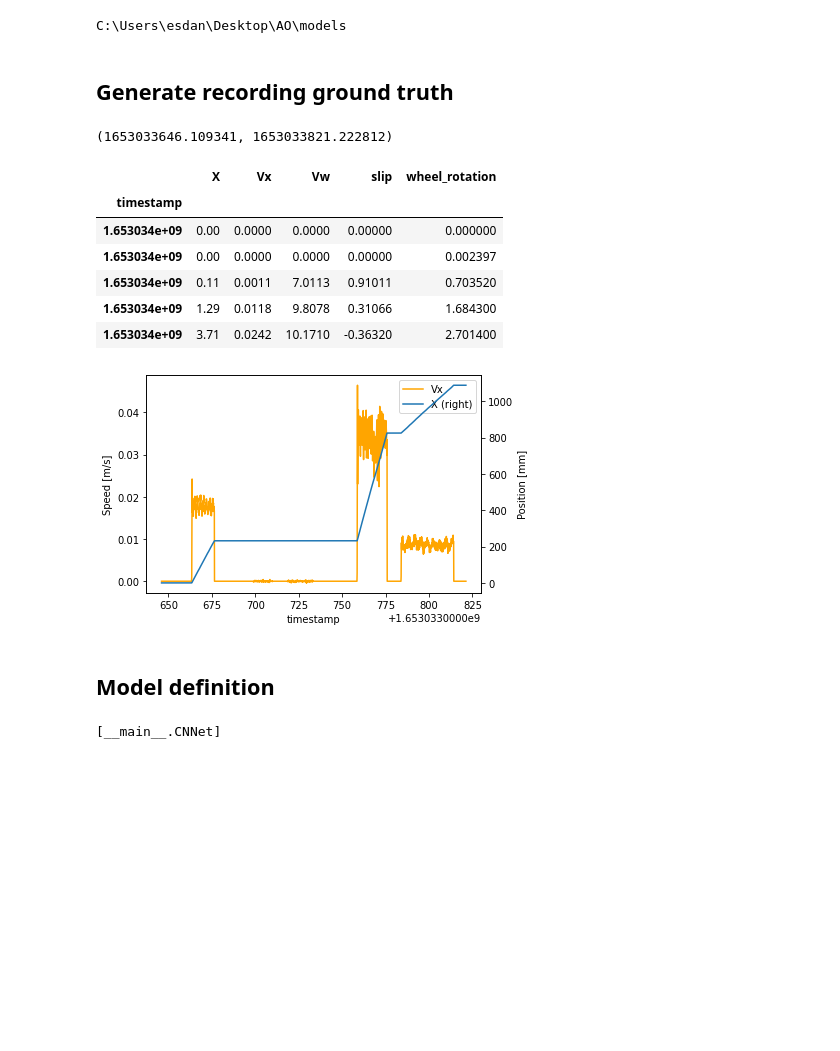
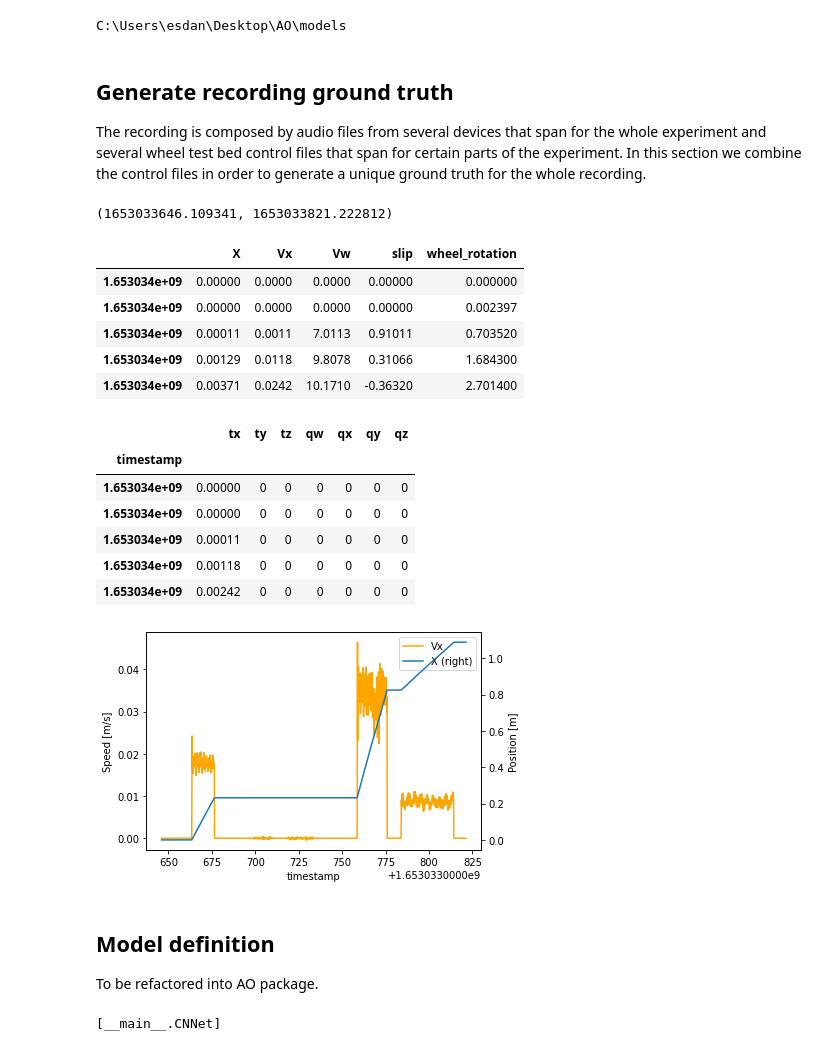
Before and after one commit to AcousticOdometry/AO, a Jupyter notebook: notebooks/odometry.ipynb, the cells around one changed output. Cells and saved outputs as stored; diff of their text form; code cells hidden in the pictures; blank space fills up the shorter version.

```diff
--- a/notebooks/odometry.ipynb
+++ b/notebooks/odometry.ipynb
@@ -116,8 +117,13 @@ MODELS_FOLDER = Path().resolve().parent / 'models'
 print(MODELS_FOLDER)
 # %% [output]
 C:\Users\esdan\Desktop\AO\models
-# %% [markdown]
-## Generate recording ground truth
+# %% [markdown]
+## Generate recording ground truth
+
+The recording is composed by audio files from several devices that span for the
+whole experiment and several wheel test bed control files that span for certain
+parts of the experiment. In this section we combine the control files in order
+to generate a unique ground truth for the whole recording.
 # %%
 recording = VALIDATION_FOLDER / 'date_2022-05-20;time_16-59-56'
 
@@ -134,57 +140,84 @@ get_recording_bounds(recording=recording)
 # %% [output]
 (1653033646.109341, 1653033821.222812)
 # %%
-def get_recording_ground_truth(recording: Path) -> pd.DataFrame:
-    ground_truth_path = recording / 'ground_truth.csv'
-    if ground_truth_path.exists():
-        return pd.read_csv(ground_truth_path, index_col='timestamp')
+def generate_recording_ground_truth(recording: Path) -> pd.DataFrame:
     start_timestamp, end_timestamp = get_recording_bounds(recording)
     gt = pd.DataFrame(columns=['X', 'Vx', 'Vw', 'slip', 'wheel_rotation'])
     gt.loc[start_timestamp] = np.zeros(len(gt.columns))
     for control_file in sorted(recording.glob('*.csv')):
         if control_file.stem == 'ground_truth':
             continue
         df = pd.read_csv(
             control_file,
             index_col='timestamp',
             usecols=['timestamp'] + list(gt.columns),
             parse_dates=True,
             )
         # Accumulable columns
         for col in ['X', 'wheel_rotation']:
             df[col] = df[col] + gt[col].iloc[-1]
         # Wheel stops at the end of the movement, assume stopped after 100 ms
         df.loc[df.tail(1).index.item() + 0.1] = df.iloc[-1].copy()
         # Update the first and last row with null velocities
         for col in ['Vx', 'Vw', 'slip']:
             col_index = gt.columns.get_loc(col)
             df.iloc[0, col_index] = 0
             df.iloc[-1, col_index] = 0
         # After each control the wheel stops
         gt = pd.concat([gt, df])
     gt.loc[end_timestamp] = gt.iloc[-1].copy()
     for col in ['Vx', 'Vw', 'slip']:
         col_index = gt.columns.get_loc(col)
         gt.iloc[-1, col_index] = 0
-    gt.to_csv(ground_truth_path, index_label='timestamp')
+    gt.loc[:, 'X'] /= 1000 # [mm] -> [m]
     return gt
 
-
-ground_truth = get_recording_ground_truth(recording=recording)
-ax = ground_truth.plot(y=['Vx'], ylabel='Speed [m/s]', color='orange')
-ground_truth.plot(ax=ax, y=['X'], secondary_y=True).set_ylabel('Position [mm]')
+ground_truth = generate_recording_ground_truth(recording=recording)
 ground_truth.head()
 # %% [output]
 |  | X | Vx | Vw | slip | wheel_rotation |
-| timestamp |  |  |  |  |  |
-| 1.653034e+09 | 0.00 | 0.0000 | 0.0000 | 0.00000 | 0.000000 |
-| 1.653034e+09 | 0.00 | 0.0000 | 0.0000 | 0.00000 | 0.002397 |
-| 1.653034e+09 | 0.11 | 0.0011 | 7.0113 | 0.91011 | 0.703520 |
-| 1.653034e+09 | 1.29 | 0.0118 | 9.8078 | 0.31066 | 1.684300 |
-| 1.653034e+09 | 3.71 | 0.0242 | 10.1710 | -0.36320 | 2.701400 |
+| 1.653034e+09 | 0.00000 | 0.0000 | 0.0000 | 0.00000 | 0.000000 |
+| 1.653034e+09 | 0.00000 | 0.0000 | 0.0000 | 0.00000 | 0.002397 |
+| 1.653034e+09 | 0.00011 | 0.0011 | 7.0113 | 0.91011 | 0.703520 |
+| 1.653034e+09 | 0.00129 | 0.0118 | 9.8078 | 0.31066 | 1.684300 |
+| 1.653034e+09 | 0.00371 | 0.0242 | 10.1710 | -0.36320 | 2.701400 |
-[figure, removed]
+# %%
+def get_recording_ground_truth(
+        recording: Path, TUM_format: bool = False
+    ) -> pd.DataFrame:
+    ground_truth_path = recording / 'ground_truth.csv'
+    if ground_truth_path.exists():
+        gt = pd.read_csv(ground_truth_path, index_col='timestamp')
+    else:
+        gt = generate_recording_ground_truth(recording)
+        gt.to_csv(ground_truth_path, index_label='timestamp')
+    if TUM_format:
+        gt['tx'] = gt['X'].diff()
+        gt.drop(
+            columns=['X', 'Vx', 'Vw', 'slip', 'wheel_rotation'], inplace=True
+            )
+        gt[['ty', 'tz', 'qw', 'qx', 'qy', 'qz']] = 0
+        gt.iloc[0, :] = 0
+    return gt
+
+
+ground_truth = get_recording_ground_truth(recording=recording)
+ax = ground_truth.plot(y=['Vx'], ylabel='Speed [m/s]', color='orange')
+ground_truth.plot(ax=ax, y=['X'], secondary_y=True).set_ylabel('Position [m]')
+get_recording_ground_truth(recording=recording, TUM_format=True).head()
+# %% [output]
+|  | tx | ty | tz | qw | qx | qy | qz |
+| timestamp |  |  |  |  |  |  |  |
+| 1.653034e+09 | 0.00000 | 0 | 0 | 0 | 0 | 0 | 0 |
+| 1.653034e+09 | 0.00000 | 0 | 0 | 0 | 0 | 0 | 0 |
+| 1.653034e+09 | 0.00011 | 0 | 0 | 0 | 0 | 0 | 0 |
+| 1.653034e+09 | 0.00118 | 0 | 0 | 0 | 0 | 0 | 0 |
+| 1.653034e+09 | 0.00242 | 0 | 0 | 0 | 0 | 0 | 0 |
+[figure, added]
 # %% [markdown]
 ## Model definition
+
+To be refactored into AO package.
 # %%
 from abc import abstractmethod
 
```
Also changed, not shown: parts of 12 cells of this notebook.
